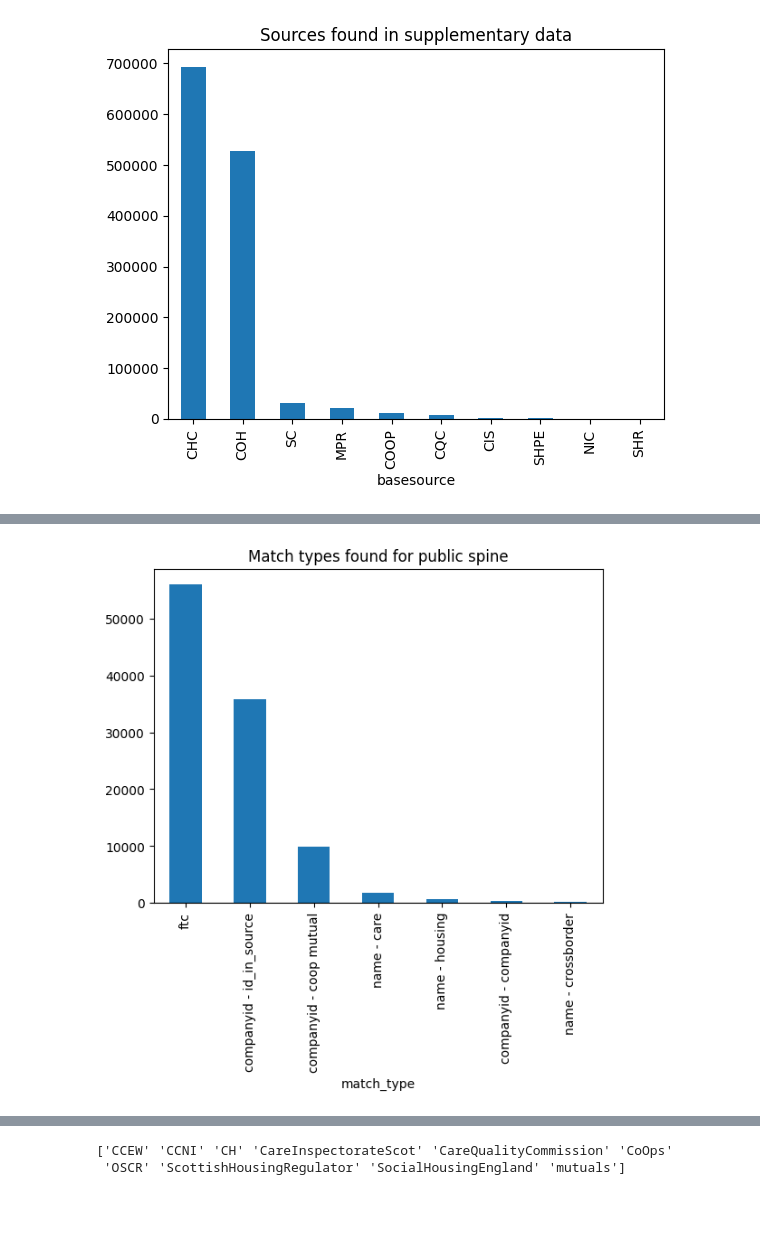
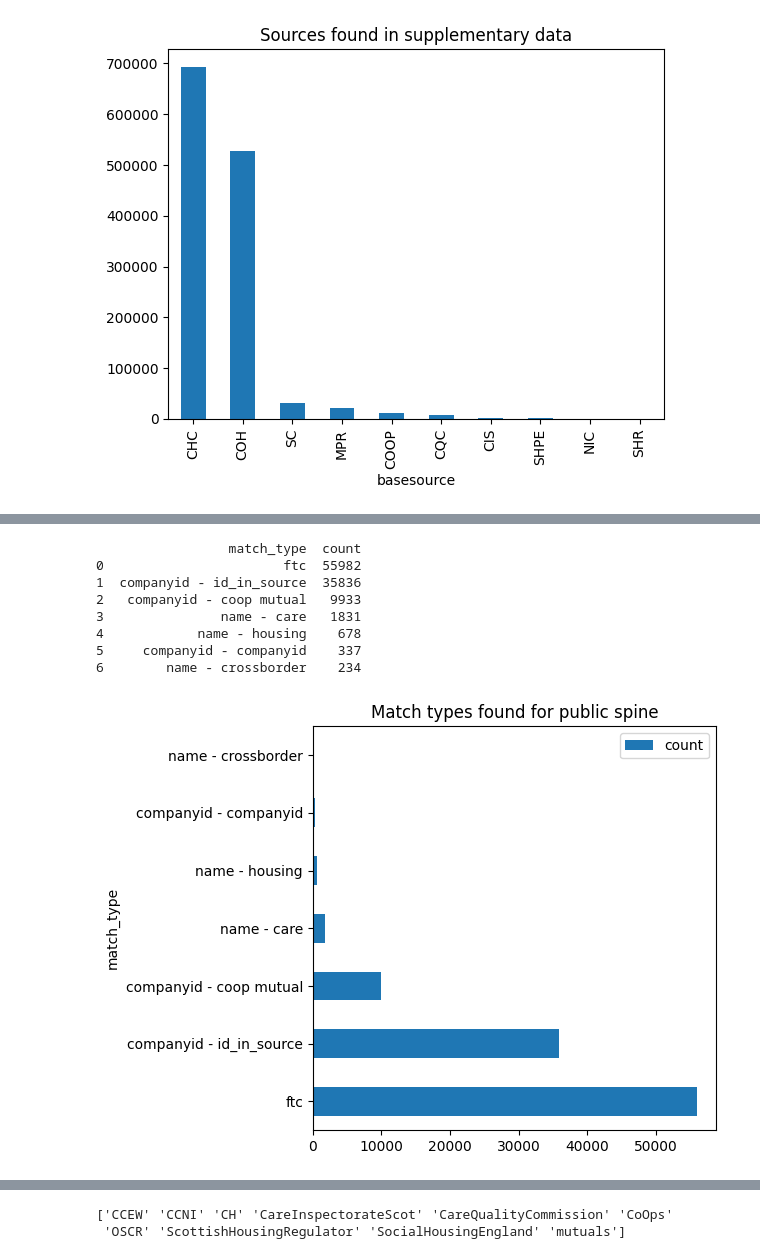
Before and after one commit to uk-third-sector-database/tso-database-builder, a Jupyter notebook: visualise/stats_and_visuals.ipynb, the cells around one changed output, grey strips where cells are left out. Saved outputs shown, nothing was run; the diff lists cells and outputs as text; code cells hidden in the pictures; blank space fills up the shorter version.

```diff
--- a/visualise/stats_and_visuals.ipynb
+++ b/visualise/stats_and_visuals.ipynb
@@ -107,15 +107,27 @@ Name: count, dtype: int64
 # %%
 
 match_types = matches_df['match_type'].value_counts(dropna=False)
 match_types = match_types.rename(index={np.nan: 'NaN'})
-match_types.plot(kind='bar')
+match_types = match_types.reset_index()
+match_types.columns = ['match_type','count']
+
+print(match_types)
+match_types.plot(y='count', x='match_type', kind='barh')
 pyplot.title('Match types found for public spine')
-
+pyplot.tight_layout()
 pyplot.savefig('%s.matchtypes.png'%basefilename)
 pyplot.show()
 # also think of how to plot this so that identical matches are shown in a different way - pairs of organisations which are matched by ftc and also name, for example - this chart doesn't differentiate
 # %% [output]
+                 match_type  count
+0                       ftc  55982
+1  companyid - id_in_source  35836
+2   companyid - coop mutual   9933
+3               name - care   1831
+4            name - housing    678
+5     companyid - companyid    337
+6        name - crossborder    234
-[figure, old version]
+[figure, new version]
 # %%
 matches_df['source-source'] = matches_df.apply(lambda row: '%s-%s'%(row['orgA_source'],row['orgB_source']), axis=1)
 match_types = matches_df.groupby('match_type')['source-source'].value_counts(dropna=False)
```
Also changed, not shown: parts of 3 cells of this notebook, 2 other files.
